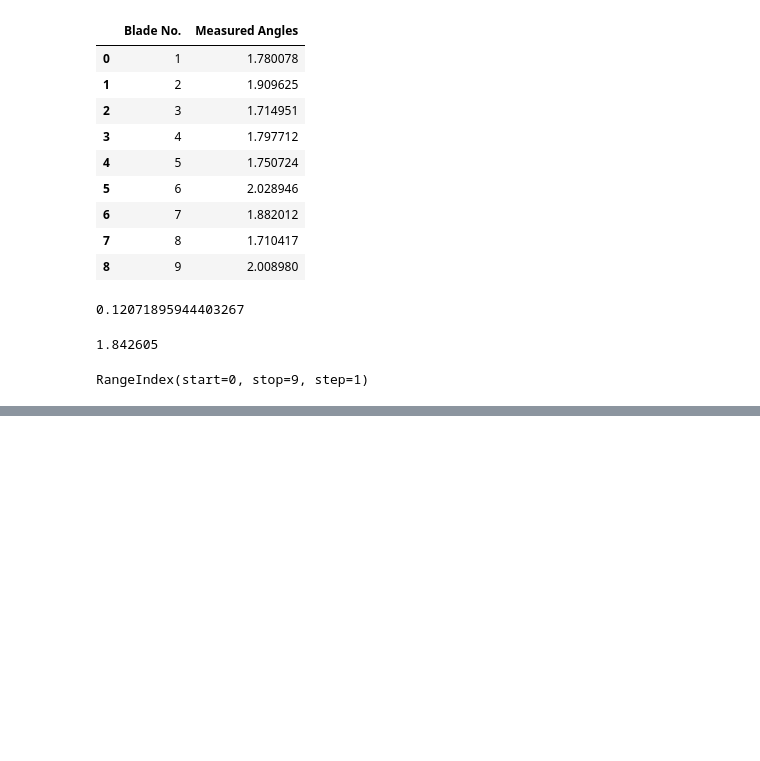
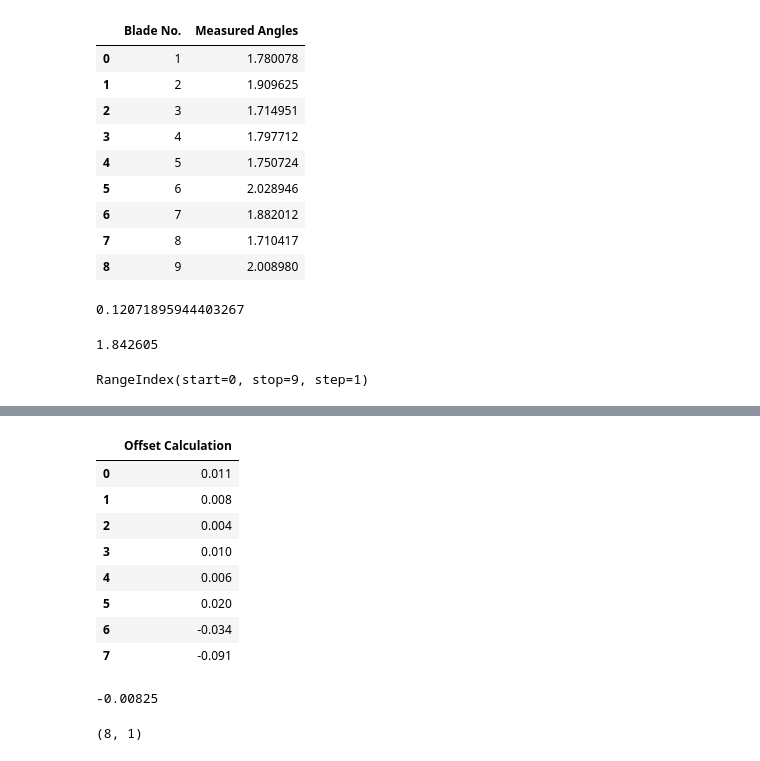
Before and after one commit to AElmaghawry/pcl_filteration, a Jupyter notebook: script/readCsv.ipynb, the cells around one changed output, grey strips where cells are left out. Saved outputs shown, nothing was run; the diff lists cells and outputs as text; code cells hidden in the pictures; blank space fills up the shorter version.

Commit message:
measurement of the offset with respect to fixed frame

```diff
--- a/script/readCsv.ipynb
+++ b/script/readCsv.ipynb
@@ -72,0 +96,3 @@ for std_int in [-2, -1, 1, 2]: # Going through different stds from the mean
+# %%
+df2 = pd.read_csv("../data/offsetCalc.csv")
+df2.head()
@@ -72,0 +106,22 @@ for std_int in [-2, -1, 1, 2]: # Going through different stds from the mean
+# %%
+df2['Offset Calculation']= df2['Offset Calculation'] * 1000
+# %%
+df2.head(10)
+# %% [output]
+|  | Offset Calculation |
+| 0 | 0.011 |
+| 1 | 0.008 |
+| 2 | 0.004 |
+| 3 | 0.010 |
+| 4 | 0.006 |
+| 5 | 0.020 |
+| 6 | -0.034 |
+| 7 | -0.091 |
+# %%
+df2['Offset Calculation'].mean()
+# %% [output]
+-0.00825
+# %%
+df2.shape
+# %% [output]
+(8, 1)
```
Also changed, not shown: parts of 8 cells of this notebook, 7 other files.
